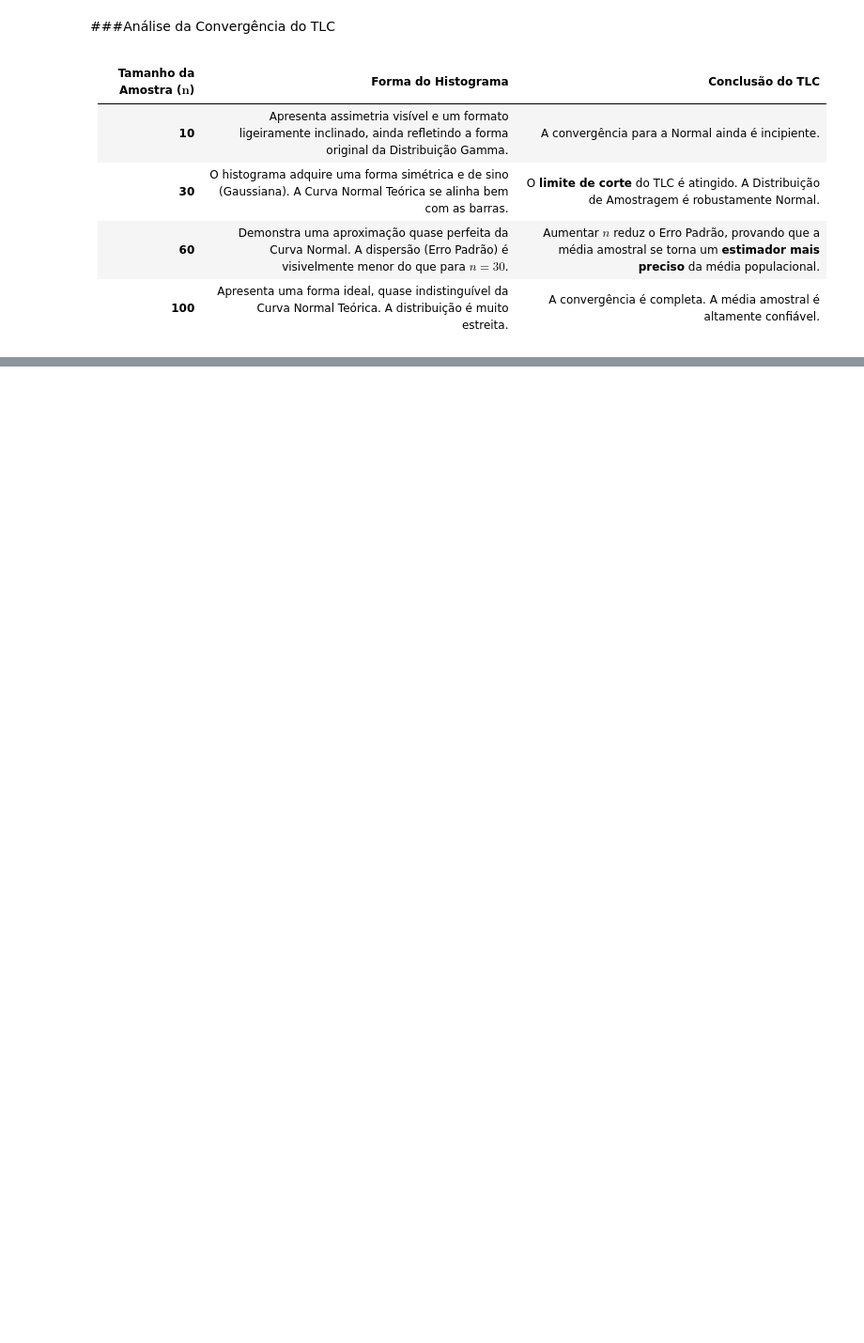
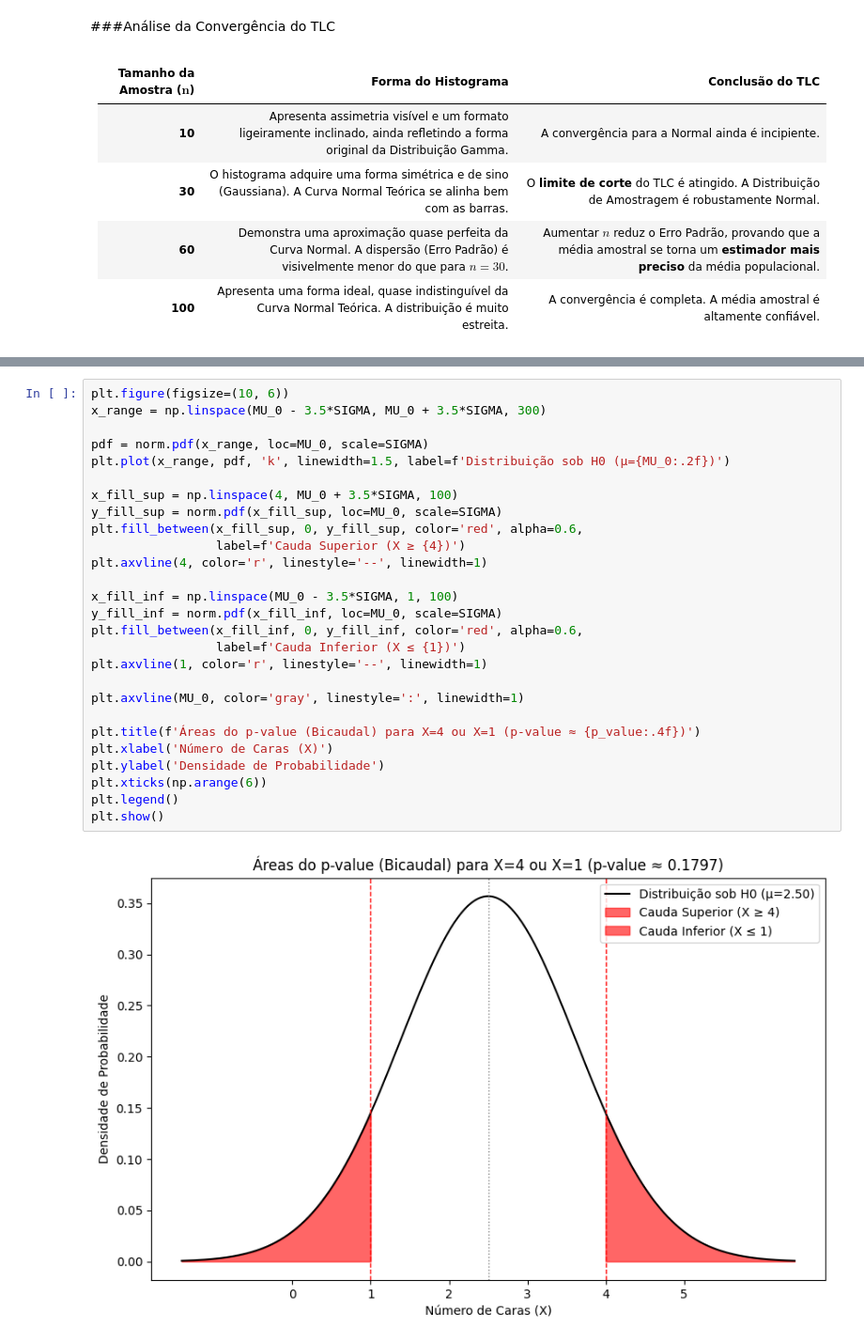
Before and after one commit to KevinWashington/SILLM_Atividade_1, a Jupyter notebook: Atividade_1_Zscore_Binomial.ipynb, the cells around one changed output, grey strips where cells are left out. Shown at 94% size. Drawn from its saved outputs; the diff is of its cells as text; blank space fills up the shorter version.

```diff
--- a/Atividade_1_Zscore_Binomial.ipynb
+++ b/Atividade_1_Zscore_Binomial.ipynb
@@ -468,0 +533,29 @@ plt.show()
+# %%
+plt.figure(figsize=(10, 6))
+x_range = np.linspace(MU_0 - 3.5*SIGMA, MU_0 + 3.5*SIGMA, 300)
+
+pdf = norm.pdf(x_range, loc=MU_0, scale=SIGMA)
+plt.plot(x_range, pdf, 'k', linewidth=1.5, label=f'Distribuição sob H0 (μ={MU_0:.2f})')
+
+x_fill_sup = np.linspace(4, MU_0 + 3.5*SIGMA, 100)
+y_fill_sup = norm.pdf(x_fill_sup, loc=MU_0, scale=SIGMA)
+plt.fill_between(x_fill_sup, 0, y_fill_sup, color='red', alpha=0.6,
+                 label=f'Cauda Superior (X ≥ {4})')
+plt.axvline(4, color='r', linestyle='--', linewidth=1)
+
+x_fill_inf = np.linspace(MU_0 - 3.5*SIGMA, 1, 100)
+y_fill_inf = norm.pdf(x_fill_inf, loc=MU_0, scale=SIGMA)
+plt.fill_between(x_fill_inf, 0, y_fill_inf, color='red', alpha=0.6,
+                 label=f'Cauda Inferior (X ≤ {1})')
+plt.axvline(1, color='r', linestyle='--', linewidth=1)
+
+plt.axvline(MU_0, color='gray', linestyle=':', linewidth=1)
+
+plt.title(f'Áreas do p-value (Bicaudal) para X=4 ou X=1 (p-value ≈ {p_value:.4f})')
+plt.xlabel('Número de Caras (X)')
+plt.ylabel('Densidade de Probabilidade')
+plt.xticks(np.arange(6))
+plt.legend()
+plt.show()
+# %% [output]
+[figure, added]
```
Also changed, not shown: parts of 30 cells of this notebook.
